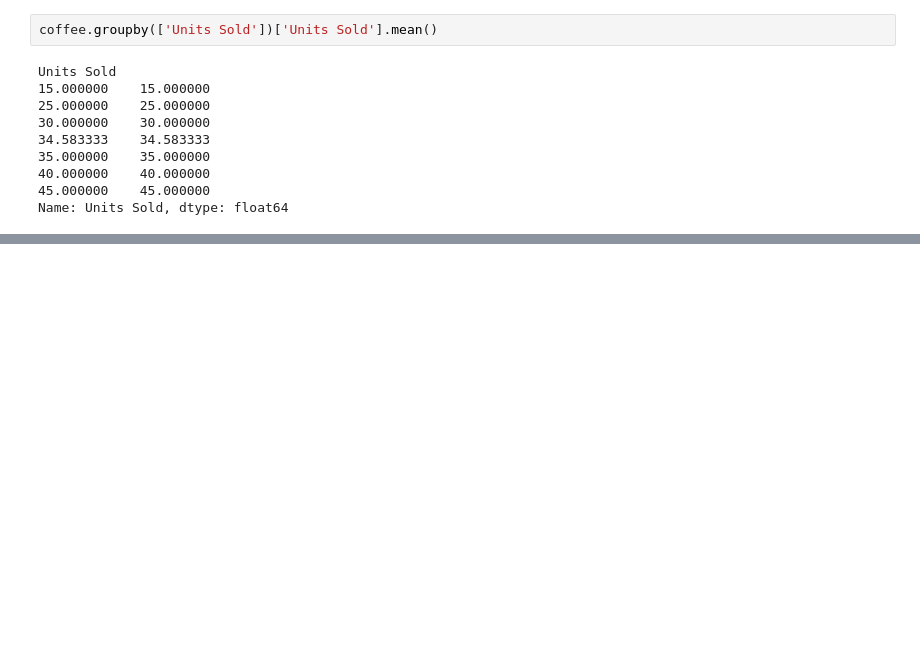
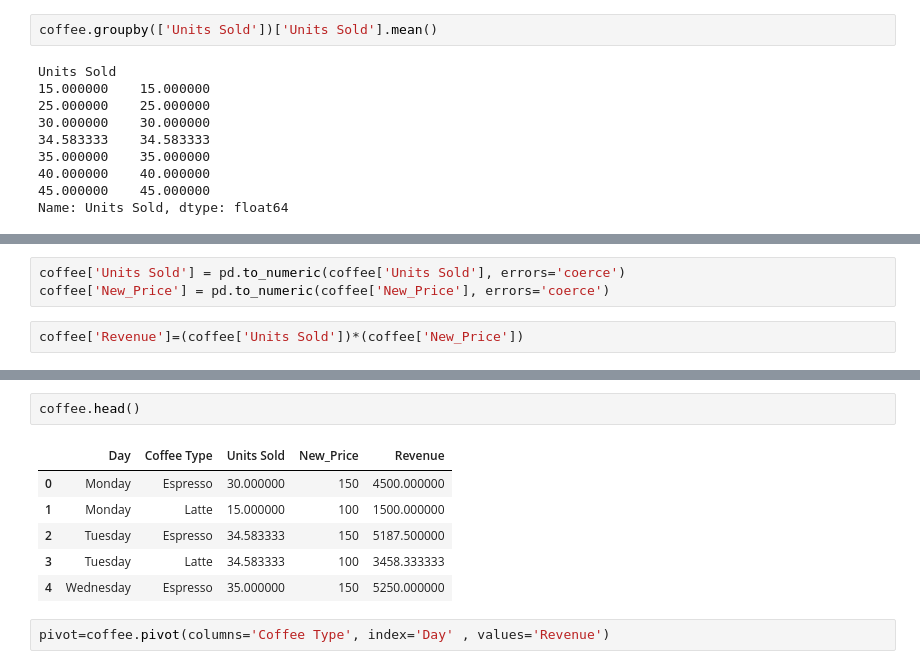
Before and after one commit to Ar3missss/pandas-project, a Jupyter notebook: practise.ipynb, the cells around one changed output, grey strips where cells are left out. Drawn from its saved outputs; the diff is of its cells as text; blank space fills up the shorter version.

```diff
--- a/practise.ipynb
+++ b/practise.ipynb
@@ -464,0 +483,5 @@ Name: Units Sold, dtype: float64
+# %%
+coffee['Units Sold'] = pd.to_numeric(coffee['Units Sold'], errors='coerce')
+coffee['New_Price'] = pd.to_numeric(coffee['New_Price'], errors='coerce')
+# %%
+coffee['Revenue']=(coffee['Units Sold'])*(coffee['New_Price'])
@@ -464,0 +497,11 @@ Name: Units Sold, dtype: float64
+# %%
+coffee.head()
+# %% [output]
+|  | Day | Coffee Type | Units Sold | New_Price | Revenue |
+| 0 | Monday | Espresso | 30.000000 | 150 | 4500.000000 |
+| 1 | Monday | Latte | 15.000000 | 100 | 1500.000000 |
+| 2 | Tuesday | Espresso | 34.583333 | 150 | 5187.500000 |
+| 3 | Tuesday | Latte | 34.583333 | 100 | 3458.333333 |
+| 4 | Wednesday | Espresso | 35.000000 | 150 | 5250.000000 |
+# %%
+pivot=coffee.pivot(columns='Coffee Type', index='Day' , values='Revenue')
```
Also changed, not shown: parts of 8 cells of this notebook.
